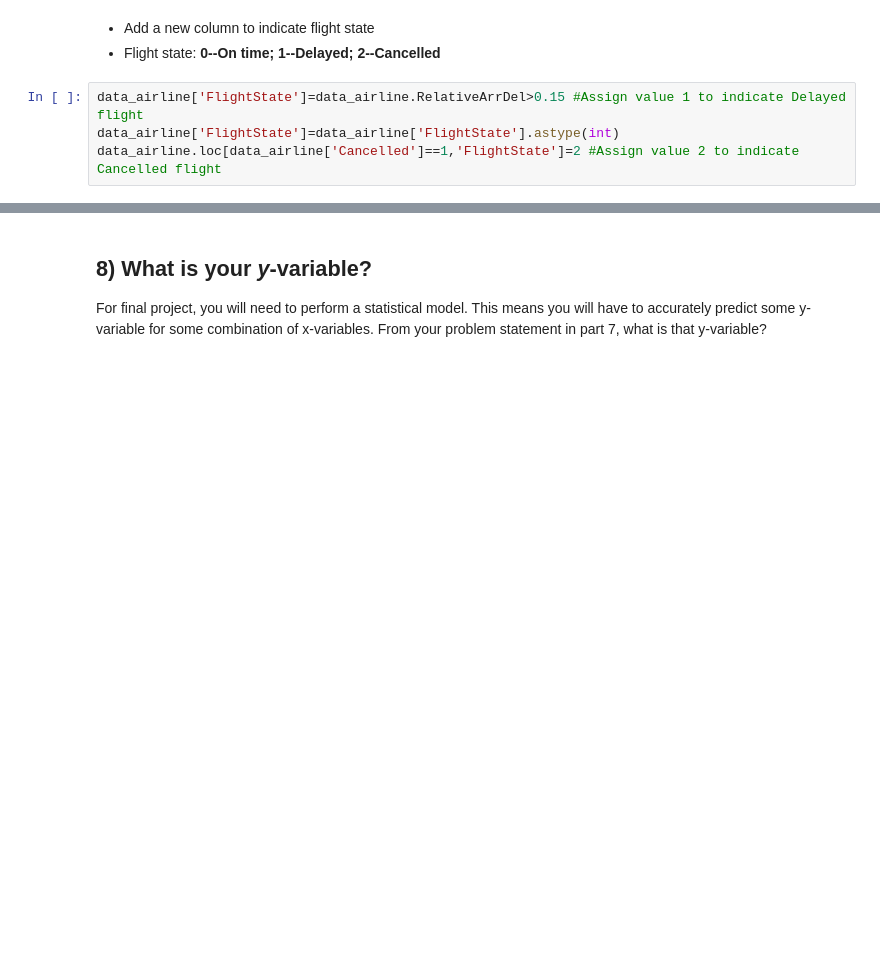
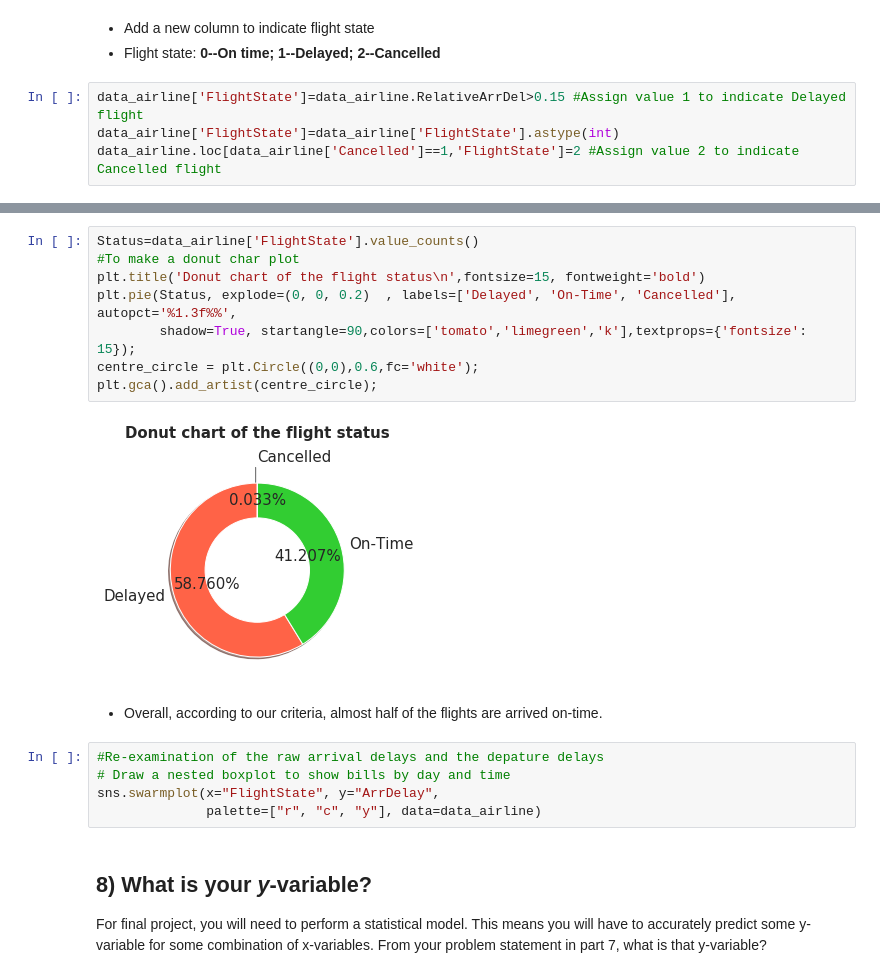
Before and after one commit to Wolfking2015/Final-Project-For-AML, a Jupyter notebook: final-project.ipynb, the cells around one changed output, grey strips where cells are left out. Drawn from its saved outputs; the diff is of its cells as text; blank space fills up the shorter version.

```diff
--- a/final-project.ipynb
+++ b/final-project.ipynb
@@ -447,3 +441,20 @@ plt.pie(StatusProp);
+# %%
+Status=data_airline['FlightState'].value_counts()
+#To make a donut char plot
+plt.title('Donut chart of the flight status\n',fontsize=15, fontweight='bold')
+plt.pie(Status, explode=(0, 0, 0.2)  , labels=['Delayed', 'On-Time', 'Cancelled'], autopct='%1.3f%%',
+        shadow=True, startangle=90,colors=['tomato','limegreen','k'],textprops={'fontsize': 15});
+centre_circle = plt.Circle((0,0),0.6,fc='white');
+plt.gca().add_artist(centre_circle);
+# %% [output]
+[figure, added]
+# %% [markdown]
+* Overall, according to our criteria, almost half of the flights are arrived on-time.
+# %%
+#Re-examination of the raw arrival delays and the depature delays
+# Draw a nested boxplot to show bills by day and time
+sns.swarmplot(x="FlightState", y="ArrDelay",
+              palette=["r", "c", "y"], data=data_airline)
 # %% [markdown]
 ## 8) What is your _y_-variable?
 For final project, you will need to perform a statistical model. This means you will have to accurately predict some y-variable for some combination of x-variables. From your problem statement in part 7, what is that y-variable?
```
Also changed, not shown: parts of 8 cells of this notebook.
